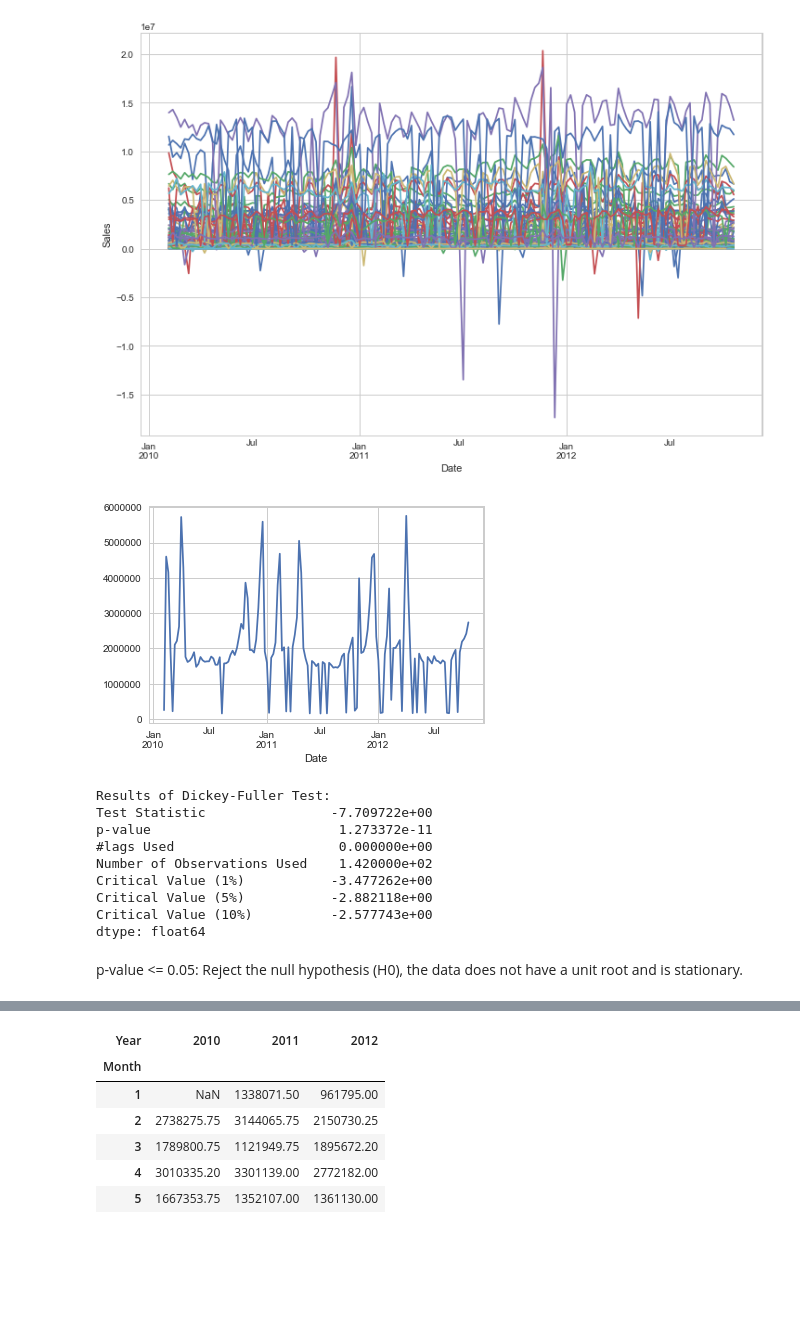
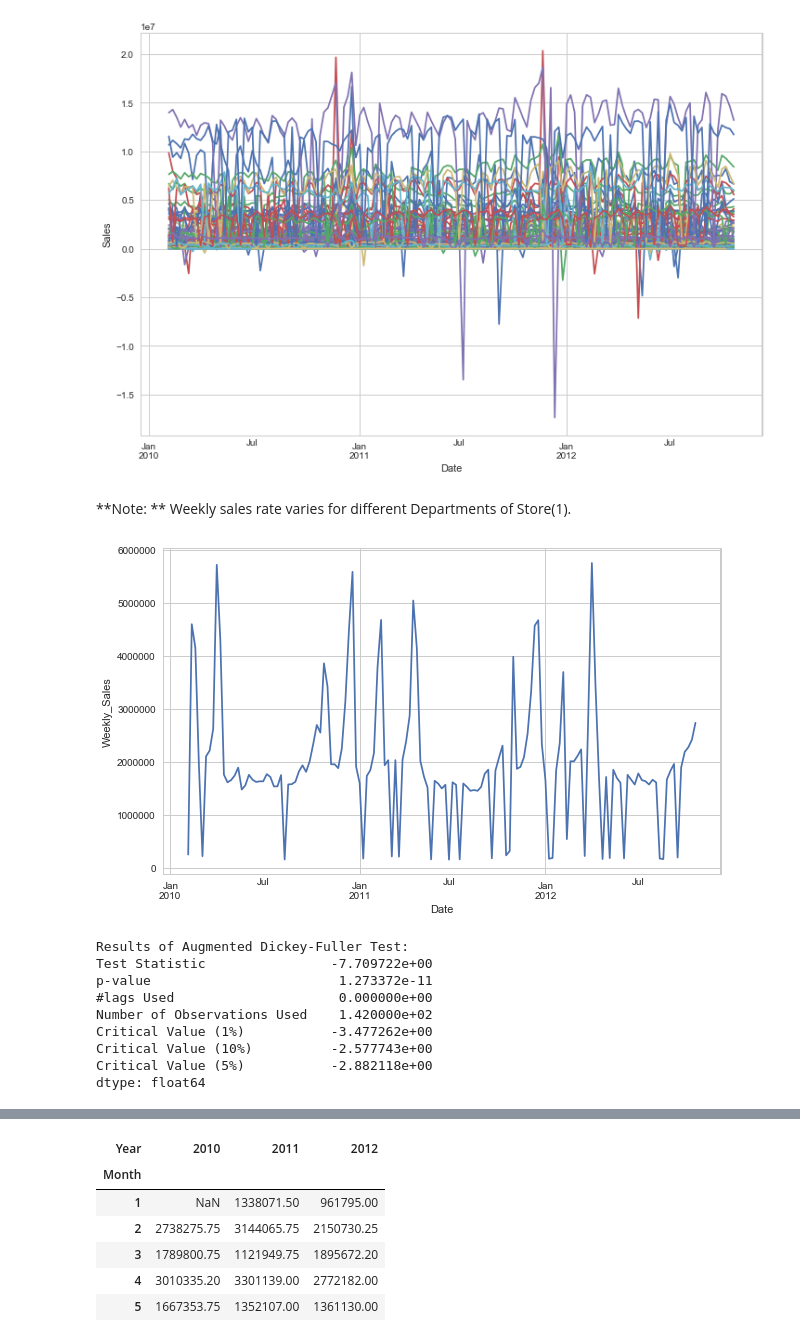
Before and after one commit to sargupta/Sales-Prediction, a Jupyter notebook: Sales Prediction.ipynb, the cells around one changed output, grey strips where cells are left out. Cells and saved outputs as stored; diff of their text form; code cells hidden in the pictures; blank space fills up the shorter version.

```diff
--- a/Sales Prediction.ipynb
+++ b/Sales Prediction.ipynb
@@ -168,2 +151,9 @@ plt.savefig("Outlier Removal")
+# %%
+def fig(data,name, x, y):
+    plt.figure(figsize=(10,6))
+    data.plot()
+    plt.savefig(name)
+    plt.xlabel(x)
+    plt.ylabel(y)
 # %%
 plt.figure(figsize=(12,8))
@@ -175,30 +166,31 @@ for i in dataset.Dept.unique():
     plt.ylabel('Sales')
 # %% [output]
 [figure]
+# %% [markdown]
+**Note: ** Weekly sales rate varies for different Departments of Store(1).
 # %%
-dataset_1=dataset[dataset.Dept==1]
+dataset_1=dataset_copy[dataset_copy.Dept==1]
 # %%
-dataset_1['Weekly_Sales'].plot()
-plt.savefig("Weekly_Sales of Department 1")
+#dataset_1['Weekly_Sales'].plot()
+#plt.savefig("Weekly_Sales of Department 1")
+fig(dataset_1['Weekly_Sales'],'Weekly_Sales of Department 1', 'Date','Weekly_Sales' )
 # %% [output]
-[figure, old version]
+[figure, new version]
 # %%
 from statsmodels.tsa.stattools import adfuller
-print('Results of Dickey-Fuller Test:')
+print('Results of Augmented Dickey-Fuller Test:')
 dftest = adfuller(dataset_1['Weekly_Sales'], autolag='AIC')
 dfoutput = pd.Series(dftest[0:4], index=['Test Statistic', 'p-value', '#lags Used', 'Number of Observations Used'])
 for key, value in dftest[4].items():
     dfoutput['Critical Value (%s)'%key] = value
 print(dfoutput)
 # %% [output]
-Results of Dickey-Fuller Test:
+Results of Augmented Dickey-Fuller Test:
 Test Statistic                -7.709722e+00
 p-value                        1.273372e-11
 #lags Used                     0.000000e+00
 Number of Observations Used    1.420000e+02
 Critical Value (1%)           -3.477262e+00
+Critical Value (10%)          -2.577743e+00
 Critical Value (5%)           -2.882118e+00
-Critical Value (10%)          -2.577743e+00
 dtype: float64
-# %% [markdown]
- p-value <= 0.05: Reject the null hypothesis (H0), the data does not have a unit root and is stationary.
```
Also changed, not shown: parts of 52 cells of this notebook.
